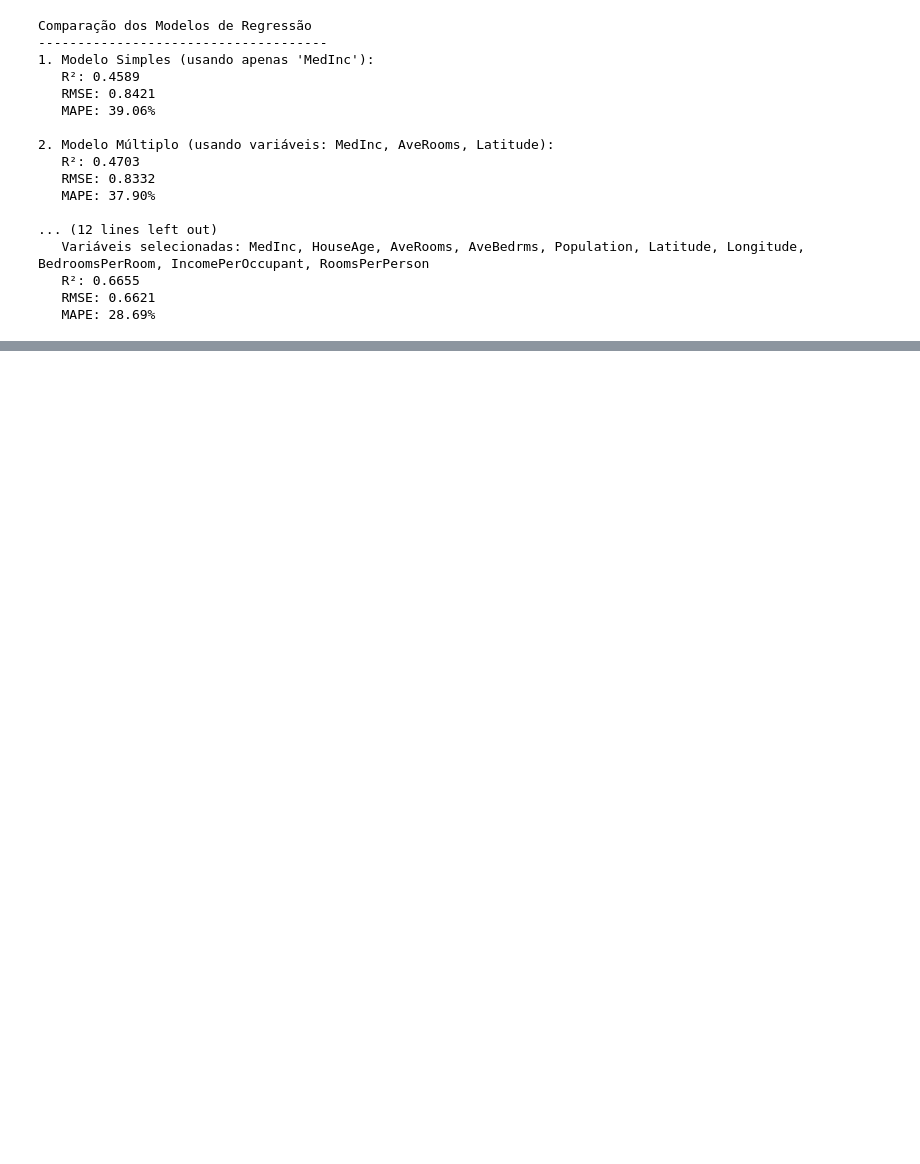
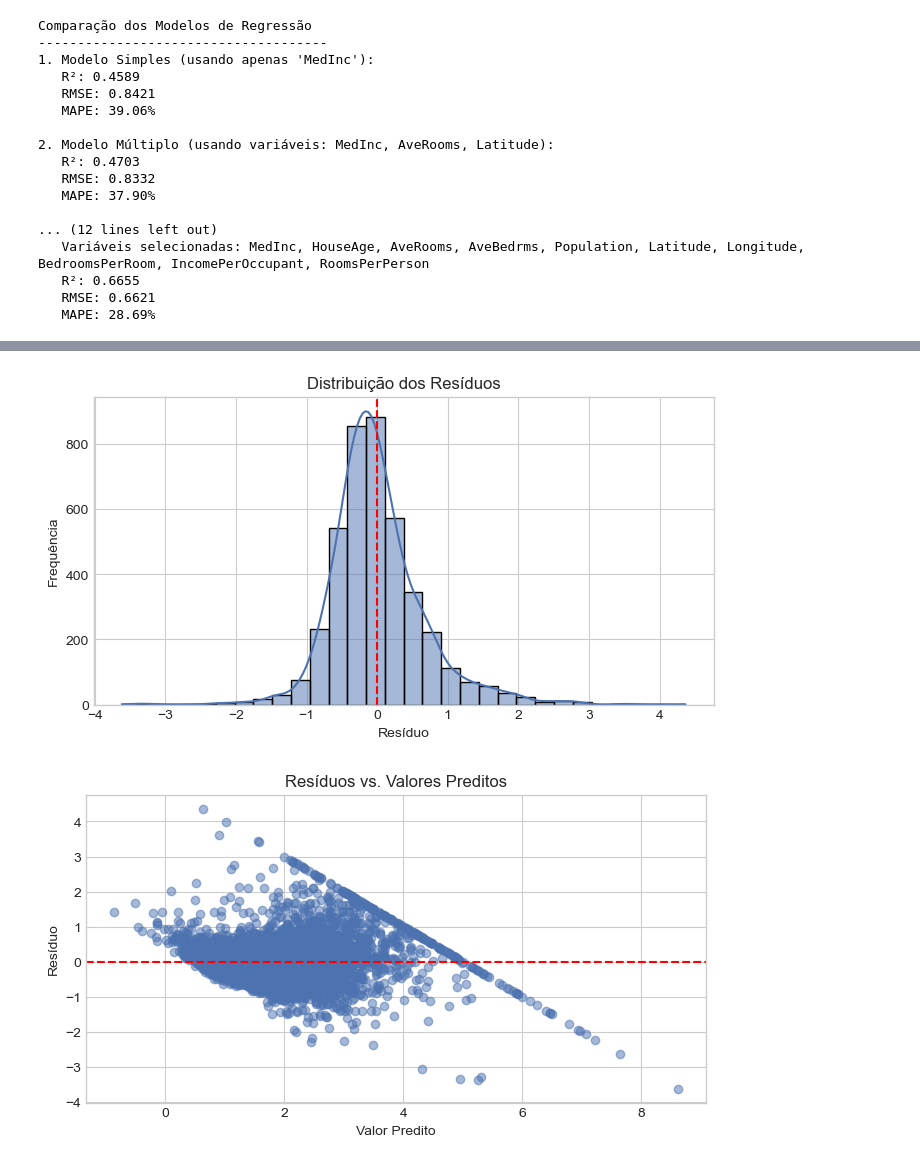
Before and after one commit to gabifgv/mba_fgv_analytics_ia, a Jupyter notebook: 2. Tecnicas Supervisionadas de ML/Trabalho Final/TrabalhoFinal_AprendizadoSupervisionado.ipynb, the cells around one changed output, grey strips where cells are left out. Saved outputs shown, nothing was run; the diff lists cells and outputs as text; code cells hidden in the pictures; blank space fills up the shorter version.

```diff
--- a/2. Tecnicas Supervisionadas de ML/Trabalho Final/TrabalhoFinal_AprendizadoSupervisionado.ipynb
+++ b/2. Tecnicas Supervisionadas de ML/Trabalho Final/TrabalhoFinal_AprendizadoSupervisionado.ipynb
@@ -754,0 +825,34 @@ Comparação dos Modelos de Regressão
+# %%
+import matplotlib.pyplot as plt
+import seaborn as sns
+import scipy.stats as stats
+
+# Cálculo dos resíduos
+residuos = y_test_step - y_pred_step  # ou y_test_final - y_pred_final
+
+# 1. Histograma dos resíduos (esperado: centrado em zero)
+plt.figure(figsize=(8, 4))
+sns.histplot(residuos, kde=True, bins=30)
+plt.axvline(0, color='red', linestyle='--')
+plt.title('Distribuição dos Resíduos')
+plt.xlabel('Resíduo')
+plt.ylabel('Frequência')
+plt.show()
+
+# 2. Resíduos vs. valores previstos (esperado: dispersão aleatória)
+plt.figure(figsize=(8, 4))
+plt.scatter(y_pred_step, residuos, alpha=0.5)
+plt.axhline(0, color='red', linestyle='--')
+plt.title('Resíduos vs. Valores Preditos')
+plt.xlabel('Valor Predito')
+plt.ylabel('Resíduo')
+plt.show()
+
+# 3. Q-Q Plot (esperado: pontos próximos da linha)
+plt.figure(figsize=(6, 6))
+stats.probplot(residuos, dist="norm", plot=plt)
+plt.title('Q-Q Plot dos Resíduos')
+plt.show()
+# %% [output]
+[figure, added]
+[figure, added]
```
Also changed, not shown: parts of 8 cells of this notebook.
